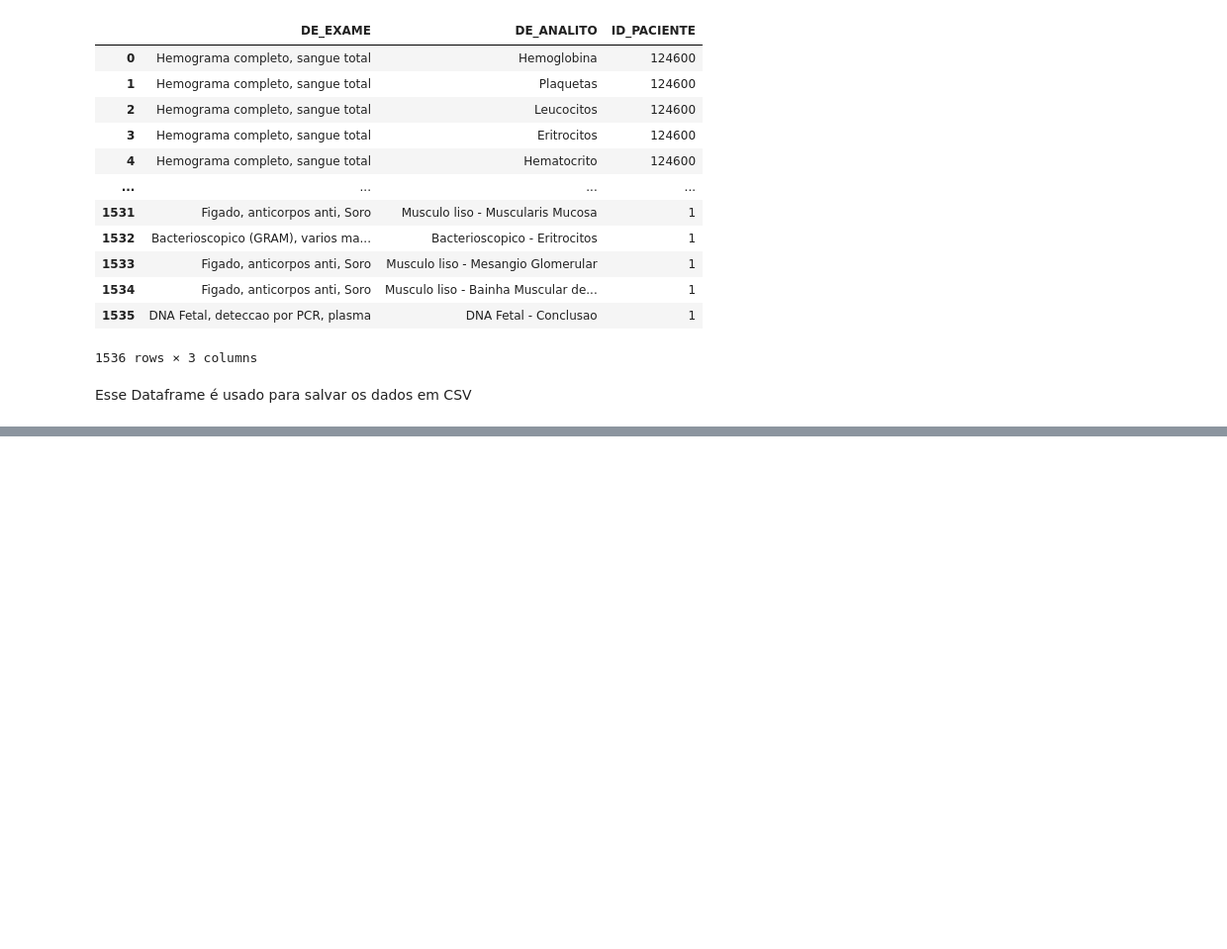
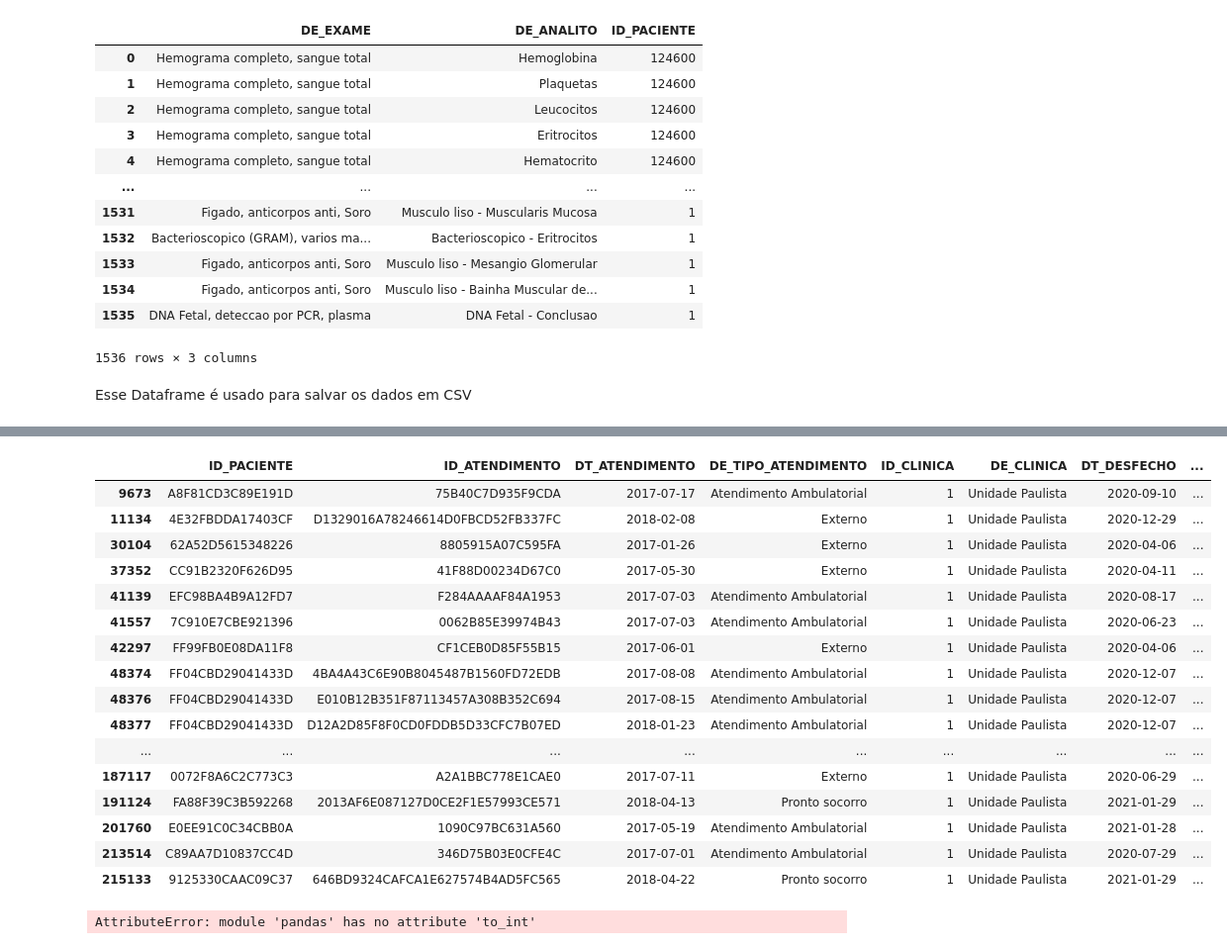
Before and after one commit to pbandierapaiva/disdev, a Jupyter notebook: COVID-Fapesp/olhadados.ipynb, the cells around one changed output, grey strips where cells are left out. Shown at 99% size. Drawn from its saved outputs; the diff is of its cells as text; code cells hidden in the pictures; blank space fills up the shorter version.

```diff
--- a/COVID-Fapesp/olhadados.ipynb
+++ b/COVID-Fapesp/olhadados.ipynb
@@ -85,0 +198,2 @@ l.reset_index().to_csv("exames.csv")
+# %%
+desfecho.DT_DESFECHO = pd.to_datetime(desfecho.DT_DESFECHO, dayfirst=True, errors='coerce')
@@ -85,0 +213,2 @@ l.reset_index().to_csv("exames.csv")
+# %%
+desfecho['TEMPO'] =desfecho.DT_DESFECHO-desfecho.DT_ATENDIMENTO
@@ -85,0 +231,4 @@ l.reset_index().to_csv("exames.csv")
+# %%
+desfecho['D'] = pd.to_numeric( desfecho['TEMPO'] )
+# %%
+desfecho['DIAS'] = desfecho['TEMPO'].dt.days
@@ -85,0 +267,24 @@ l.reset_index().to_csv("exames.csv")
+# %%
+desfecho[desfecho.DIAS>1000]
+# %% [output]
+|  | ID_PACIENTE | ID_ATENDIMENTO | DT_ATENDIMENTO | DE_TIPO_ATENDIMENTO | ID_CLINICA | DE_CLINICA | DT_DESFECHO | ... |
+| 9673 | A8F81CD3C89E191D | 75B40C7D935F9CDA | 2017-07-17 | Atendimento Ambulatorial | 1 | Unidade Paulista | 2020-09-10 | ... |
+| 11134 | 4E32FBDDA17403CF | D1329016A78246614D0FBCD52FB337FC | 2018-02-08 | Externo | 1 | Unidade Paulista | 2020-12-29 | ... |
+| 30104 | 62A52D5615348226 | 8805915A07C595FA | 2017-01-26 | Externo | 1 | Unidade Paulista | 2020-04-06 | ... |
+| 37352 | CC91B2320F626D95 | 41F88D00234D67C0 | 2017-05-30 | Externo | 1 | Unidade Paulista | 2020-04-11 | ... |
+| 41139 | EFC98BA4B9A12FD7 | F284AAAAF84A1953 | 2017-07-03 | Atendimento Ambulatorial | 1 | Unidade Paulista | 2020-08-17 | ... |
+| 41557 | 7C910E7CBE921396 | 0062B85E39974B43 | 2017-07-03 | Atendimento Ambulatorial | 1 | Unidade Paulista | 2020-06-23 | ... |
+| 42297 | FF99FB0E08DA11F8 | CF1CEB0D85F55B15 | 2017-06-01 | Externo | 1 | Unidade Paulista | 2020-04-06 | ... |
+| 48374 | FF04CBD29041433D | 4BA4A43C6E90B8045487B1560FD72EDB | 2017-08-08 | Atendimento Ambulatorial | 1 | Unidade Paulista | 2020-12-07 | ... |
+| 48376 | FF04CBD29041433D | E010B12B351F87113457A308B352C694 | 2017-08-15 | Atendimento Ambulatorial | 1 | Unidade Paulista | 2020-12-07 | ... |
+| 48377 | FF04CBD29041433D | D12A2D85F8F0CD0FDDB5D33CFC7B07ED | 2018-01-23 | Atendimento Ambulatorial | 1 | Unidade Paulista | 2020-12-07 | ... |
+| ... | ... | ... | ... | ... | ... | ... | ... | ... |
+| 187117 | 0072F8A6C2C773C3 | A2A1BBC778E1CAE0 | 2017-07-11 | Externo | 1 | Unidade Paulista | 2020-06-29 | ... |
+| 191124 | FA88F39C3B592268 | 2013AF6E087127D0CE2F1E57993CE571 | 2018-04-13 | Pronto socorro | 1 | Unidade Paulista | 2021-01-29 | ... |
+| 201760 | E0EE91C0C34CBB0A | 1090C97BC631A560 | 2017-05-19 | Atendimento Ambulatorial | 1 | Unidade Paulista | 2021-01-28 | ... |
+| 213514 | C89AA7D10837CC4D | 346D75B03E0CFE4C | 2017-07-01 | Atendimento Ambulatorial | 1 | Unidade Paulista | 2020-07-29 | ... |
+| 215133 | 9125330CAAC09C37 | 646BD9324CAFCA1E627574B4AD5FC565 | 2018-04-22 | Pronto socorro | 1 | Unidade Paulista | 2021-01-29 | ... |
+# %%
+pd.to_int(desfecho['TEMPO'].dt.days)
+# %% [output]
+AttributeError: module 'pandas' has no attribute 'to_int'
```
Also changed, not shown: parts of 20 cells of this notebook.
